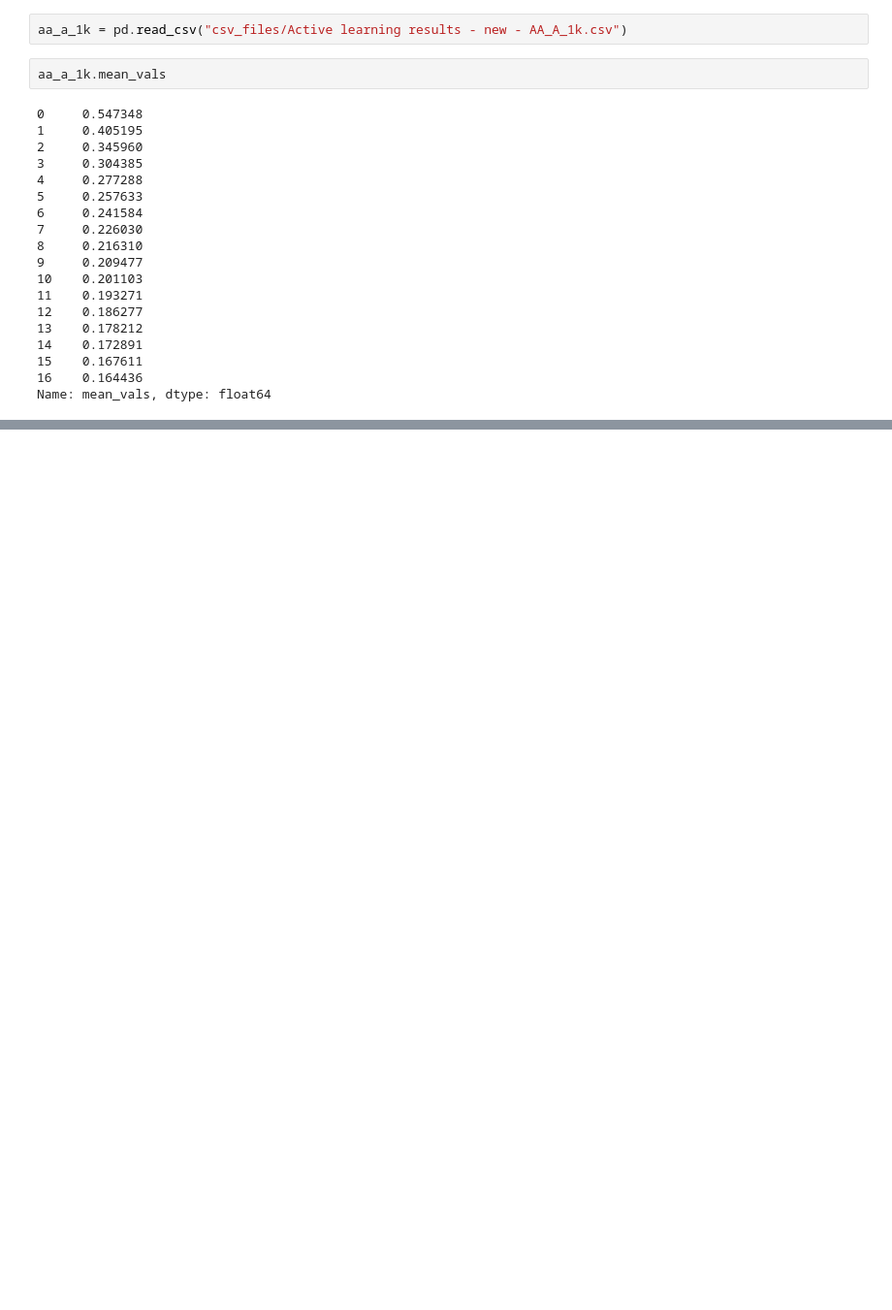
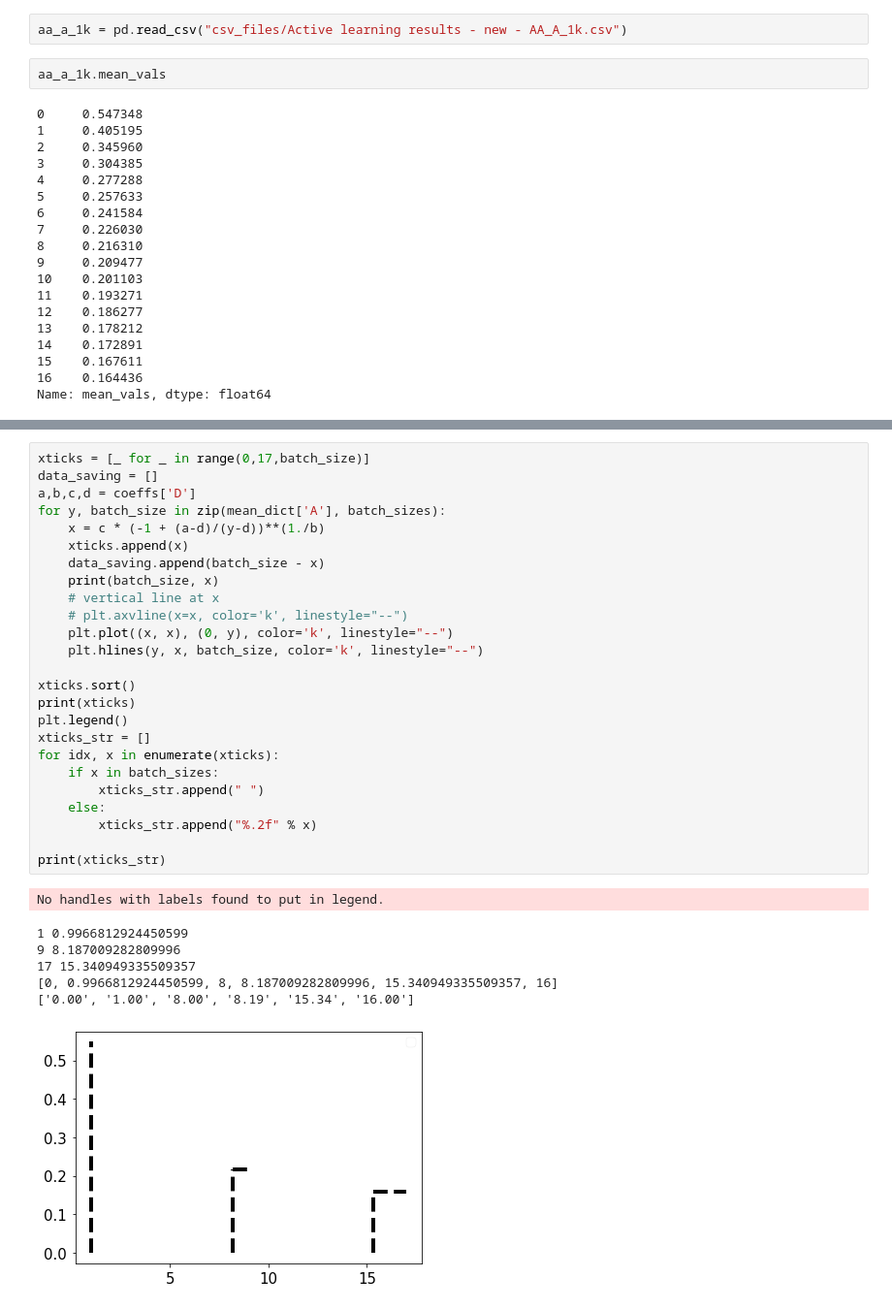
Before and after one commit to kunalghosh/Multi_Fidelity_Prediction_GP, a Jupyter notebook: mfgp/task1_new/puhti_runs/MakePlots.ipynb, the cells around one changed output, grey strips where cells are left out. Shown: that part at 97% size. Cells and saved outputs as stored; diff of their text form; blank space fills up the shorter version.

```diff
--- a/mfgp/task1_new/puhti_runs/MakePlots.ipynb
+++ b/mfgp/task1_new/puhti_runs/MakePlots.ipynb
@@ -34,0 +200,33 @@ Name: mean_vals, dtype: float64
+# %%
+xticks = [_ for _ in range(0,17,batch_size)]
+data_saving = []
+a,b,c,d = coeffs['D']
+for y, batch_size in zip(mean_dict['A'], batch_sizes):
+    x = c * (-1 + (a-d)/(y-d))**(1./b)
+    xticks.append(x)
+    data_saving.append(batch_size - x)
+    print(batch_size, x)
+    # vertical line at x
+    # plt.axvline(x=x, color='k', linestyle="--")
+    plt.plot((x, x), (0, y), color='k', linestyle="--")
+    plt.hlines(y, x, batch_size, color='k', linestyle="--")
+
+xticks.sort()
+print(xticks)
+plt.legend()
+xticks_str = []
+for idx, x in enumerate(xticks):
+    if x in batch_sizes:
+        xticks_str.append(" ")
+    else:
+        xticks_str.append("%.2f" % x)
+
+print(xticks_str)
+# %% [output]
+No handles with labels found to put in legend.
+1 0.9966812924450599
+9 8.187009282809996
+17 15.340949335509357
+[0, 0.9966812924450599, 8, 8.187009282809996, 15.340949335509357, 16]
+['0.00', '1.00', '8.00', '8.19', '15.34', '16.00']
+[figure, added]
```
Also changed, not shown: parts of 19 cells of this notebook, 4 other files.
